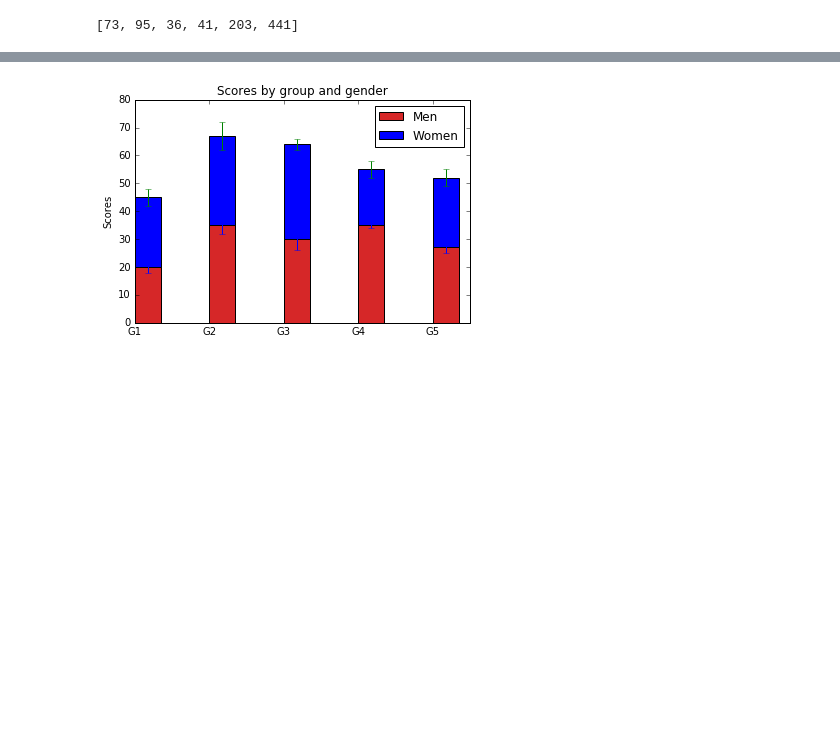
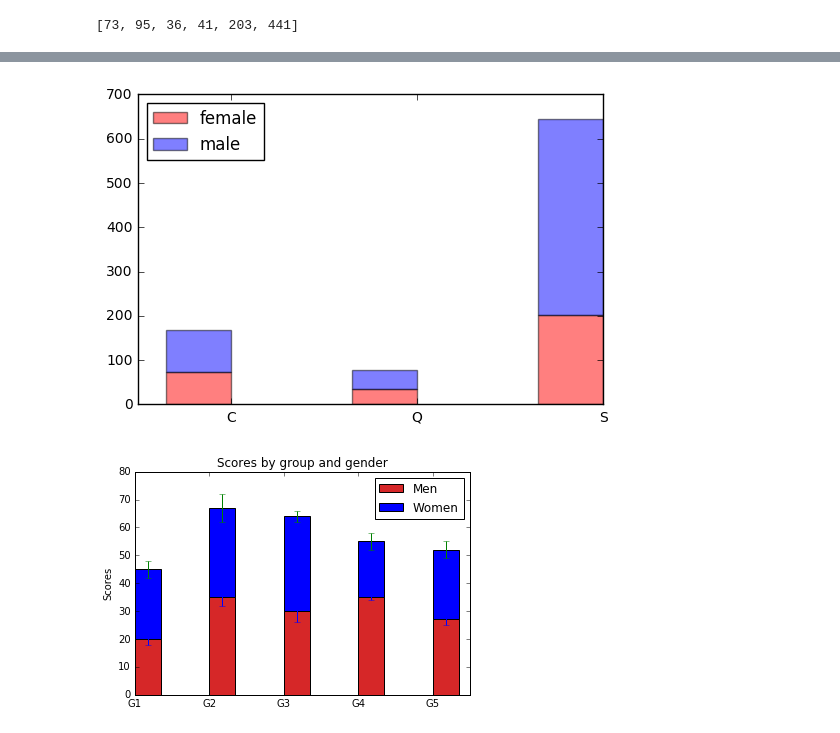
Before and after one commit to NekuSakuraba/ud120-projects, a Jupyter notebook: evaluation/Barplots Example.ipynb, the cells around one changed output, grey strips where cells are left out. Drawn from its saved outputs; the diff is of its cells as text; code cells hidden in the pictures; blank space fills up the shorter version.

```diff
--- a/evaluation/Barplots Example.ipynb
+++ b/evaluation/Barplots Example.ipynb
@@ -90,3 +94,15 @@ plt.legend(loc='best')
+# %%
+labels = ['C', 'Q', 'S']
+y_pos = np.arange(len(labels))
+x_values = emb.tolist()
+
+plt.bar( .15+ y_pos, [73, 36, 203], .35, alpha=0.5, color='r', label='female')
+plt.bar( .15+y_pos, [95, 41, 441], .35, alpha=0.5, color='b', label='male', bottom=[73, 36, 203])
+plt.xticks( .15+y_pos+.35, labels)
+plt.legend(loc='best')
+plt.show()
+# %% [output]
+[figure, added]
 # %%
 N = 5
 menMeans = (20, 35, 30, 35, 27)
```
Also changed, not shown: parts of 9 cells of this notebook, 4 other files.
